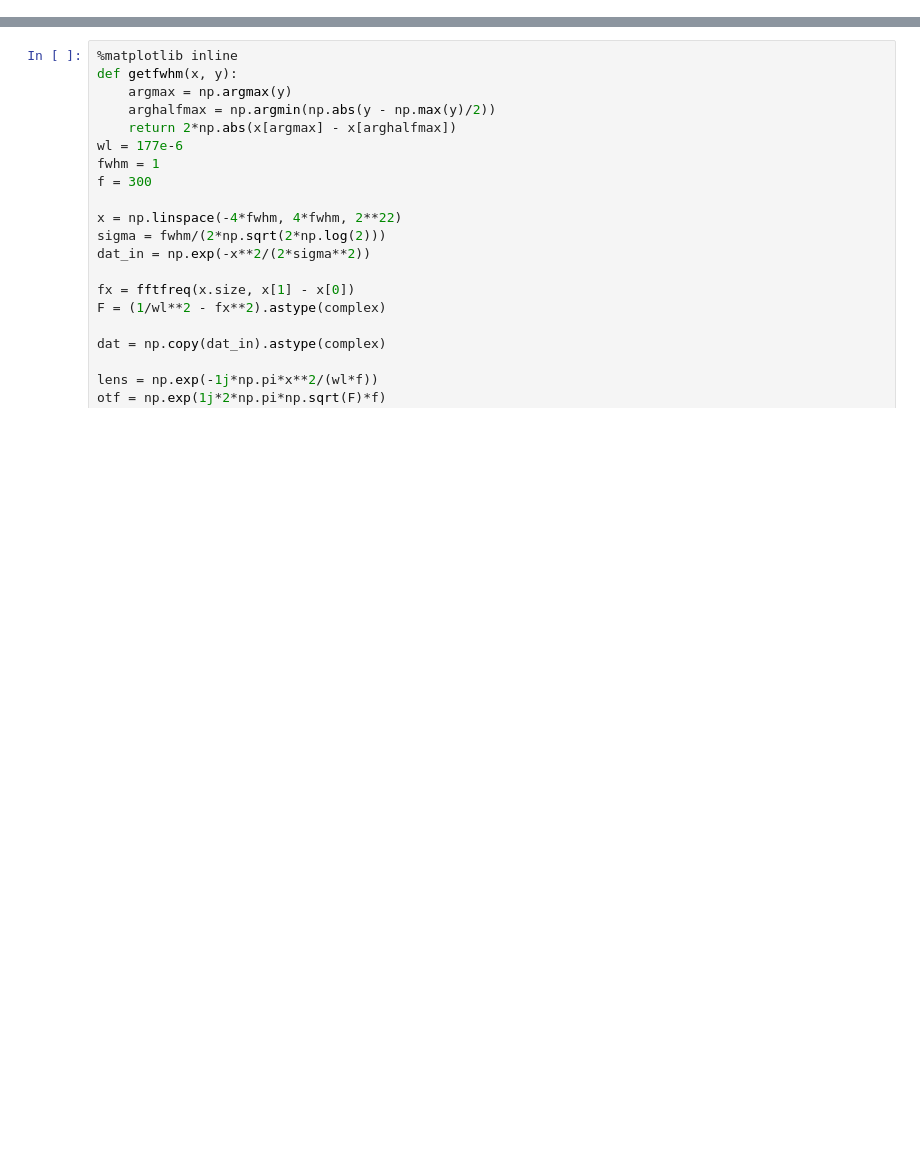
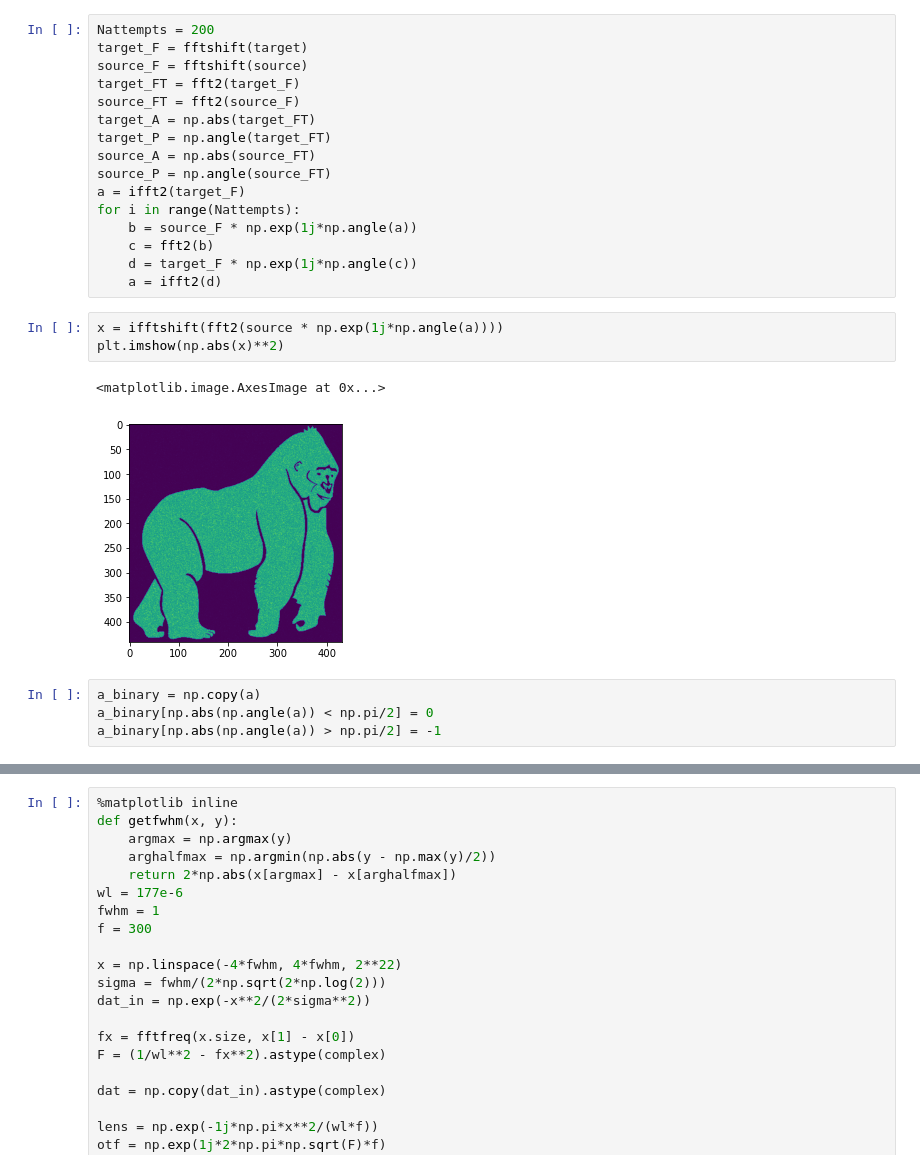
Before and after one commit to kgord831/FourierBeamPropagation, a Jupyter notebook: BeamPropagation.ipynb, the cells around one changed output, grey strips where cells are left out. Cells and saved outputs as stored; diff of their text form; blank space fills up the shorter version.

```diff
--- a/BeamPropagation.ipynb
+++ b/BeamPropagation.ipynb
@@ -46,0 +91,26 @@ def show_img(dat, x, y):
+# %%
+Nattempts = 200
+target_F = fftshift(target)
+source_F = fftshift(source)
+target_FT = fft2(target_F)
+source_FT = fft2(source_F)
+target_A = np.abs(target_FT)
+target_P = np.angle(target_FT)
+source_A = np.abs(source_FT)
+source_P = np.angle(source_FT)
+a = ifft2(target_F)
+for i in range(Nattempts):
+    b = source_F * np.exp(1j*np.angle(a))
+    c = fft2(b)
+    d = target_F * np.exp(1j*np.angle(c))
+    a = ifft2(d)
+# %%
+x = ifftshift(fft2(source * np.exp(1j*np.angle(a))))
+plt.imshow(np.abs(x)**2)
+# %% [output]
+<matplotlib.image.AxesImage at 0x...>
+[figure, added]
+# %%
+a_binary = np.copy(a)
+a_binary[np.abs(np.angle(a)) < np.pi/2] = 0
+a_binary[np.abs(np.angle(a)) > np.pi/2] = -1
```
Also changed, not shown: parts of 13 cells of this notebook, 1 other file.
